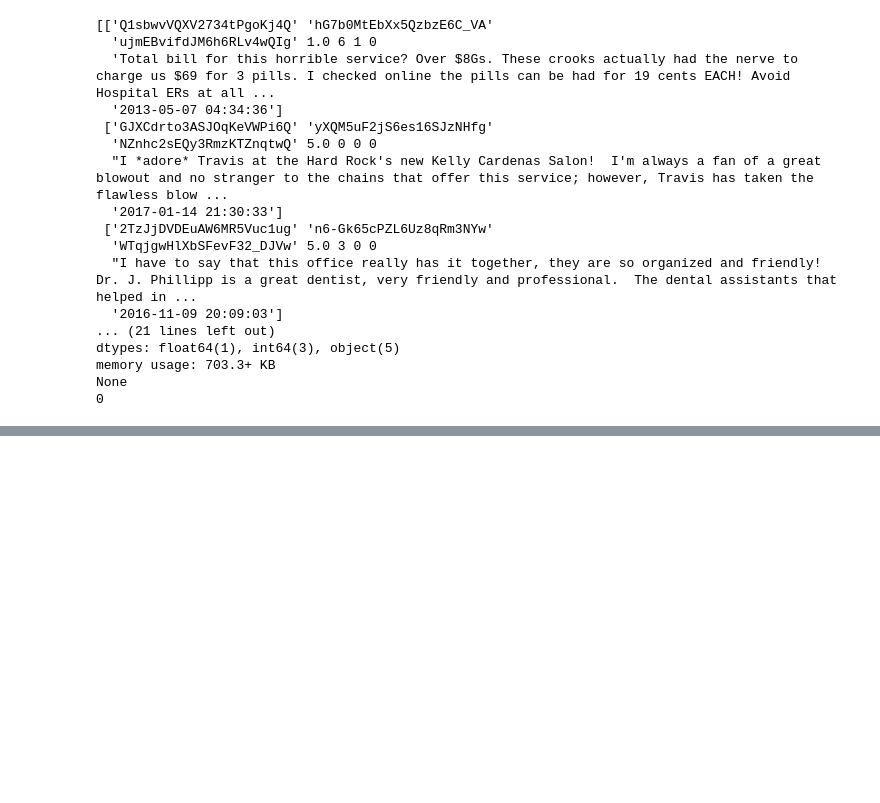
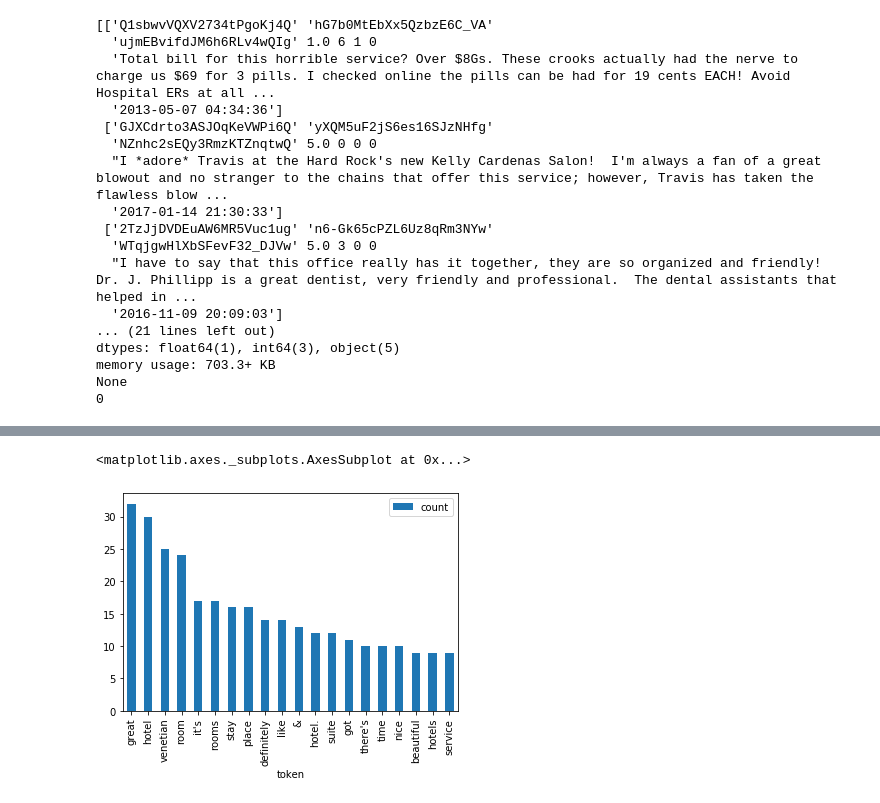
Before and after one commit to iwiszhou/ML1010-final-project, a Jupyter notebook: yelp-dataset-nlp.ipynb, the cells around one changed output, grey strips where cells are left out. Cells and saved outputs as stored; diff of their text form; code cells hidden in the pictures; blank space fills up the shorter version.

```diff
--- a/yelp-dataset-nlp.ipynb
+++ b/yelp-dataset-nlp.ipynb
@@ -129,0 +276,5 @@ None
+# %%
+# Create a dataset slice, which only contain star = 5 and top business
+top_business_id = df_gby_business.iloc[0]["business_id"]
+top_business_text_df = df[(df["stars"] == 5) & (df["business_id"] == top_business_id)]
+len(top_business_text_df)
@@ -129,0 +283,11 @@ None
+# %%
+# There are total 39 records
+
+# Next, create a token for each corpus and merge all tokens in a single list
+
+
+def my_tokenizer(text):
+    return text.split() if text != None else []
+
+
+top_business_tokens = top_business_text_df.text.map(my_tokenizer).sum()
@@ -129,0 +319,12 @@ None
+# %%
+# let's remove all stop words.
+from spacy.lang.en.stop_words import STOP_WORDS
+
+
+def remove_stopwords(tokens):
+    tokens = [token.lower() for token in tokens]
+    return [t for t in tokens if t not in STOP_WORDS]
+
+
+top_business_counter = Counter(remove_stopwords(top_business_tokens))
+top_business_counter.most_common(20)
@@ -129,0 +352,9 @@ None
+# %%
+# Convert tuples to data frame
+top_business_freq = pd.DataFrame.from_records(top_business_counter.most_common(20), columns=['token', 'count'])
+
+# Create bar plot
+top_business_freq.plot.bar(x="token")
+# %% [output]
+<matplotlib.axes._subplots.AxesSubplot at 0x...>
+[figure, added]
```
Also changed, not shown: parts of 85 cells of this notebook, 1 other file.
